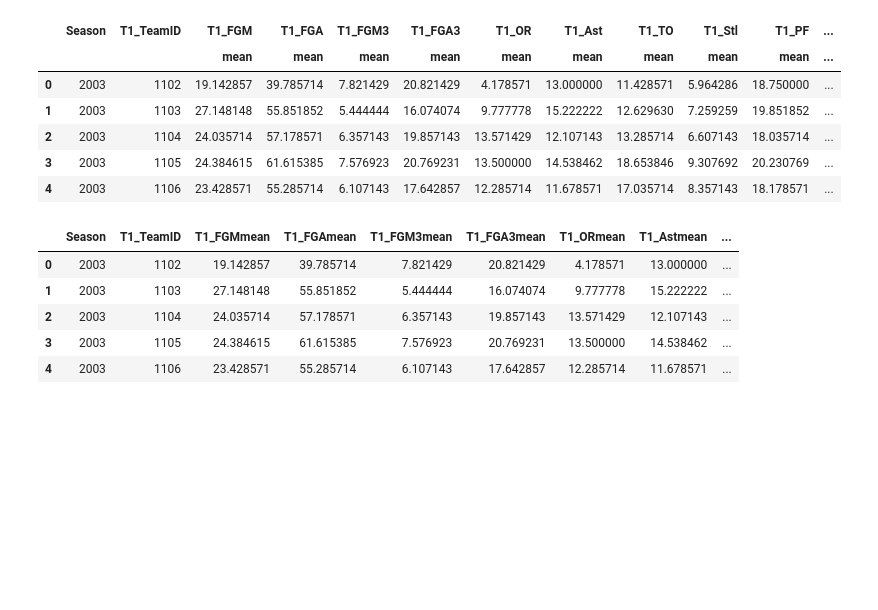
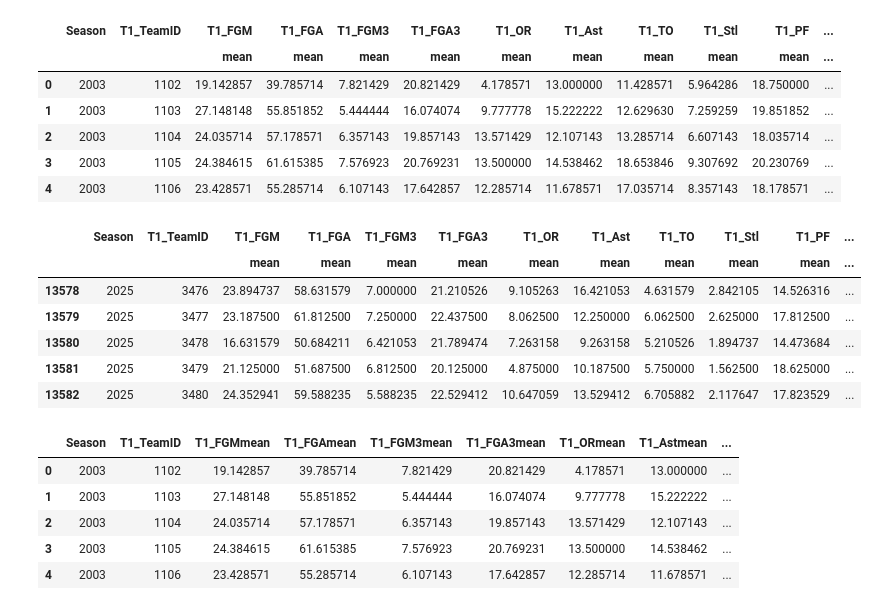
Before and after one commit to brendanlapuma/mmadness-2025, a Jupyter notebook: 2023-winner.ipynb, the cells around one changed output. Drawn from its saved outputs; the diff is of its cells as text; code cells hidden in the pictures; blank space fills up the shorter version.

Commit message:
Conclusion - need tourney seeds + update regular season data to fix problems

```diff
--- a/2023-winner.ipynb
+++ b/2023-winner.ipynb
@@ -229,6 +231,16 @@ season_statistics.head() # Contains average regular season statistics for each t
 | 2 | 2003 | 1104 | 24.035714 | 57.178571 | 6.357143 | 19.857143 | 13.571429 | 12.107143 | 13.285714 | 6.607143 | 18.035714 | ... |
 | 3 | 2003 | 1105 | 24.384615 | 61.615385 | 7.576923 | 20.769231 | 13.500000 | 14.538462 | 18.653846 | 9.307692 | 20.230769 | ... |
 | 4 | 2003 | 1106 | 23.428571 | 55.285714 | 6.107143 | 17.642857 | 12.285714 | 11.678571 | 17.035714 | 8.357143 | 18.178571 | ... |
+# %%
+season_statistics.tail()
+# %% [output]
+|  | Season | T1_TeamID | T1_FGM | T1_FGA | T1_FGM3 | T1_FGA3 | T1_OR | T1_Ast | T1_TO | T1_Stl | T1_PF | ... |
+|  |  |  | mean | mean | mean | mean | mean | mean | mean | mean | mean | ... |
+| 13578 | 2025 | 3476 | 23.894737 | 58.631579 | 7.000000 | 21.210526 | 9.105263 | 16.421053 | 4.631579 | 2.842105 | 14.526316 | ... |
+| 13579 | 2025 | 3477 | 23.187500 | 61.812500 | 7.250000 | 22.437500 | 8.062500 | 12.250000 | 6.062500 | 2.625000 | 17.812500 | ... |
+| 13580 | 2025 | 3478 | 16.631579 | 50.684211 | 6.421053 | 21.789474 | 7.263158 | 9.263158 | 5.210526 | 1.894737 | 14.473684 | ... |
+| 13581 | 2025 | 3479 | 21.125000 | 51.687500 | 6.812500 | 20.125000 | 4.875000 | 10.187500 | 5.750000 | 1.562500 | 18.625000 | ... |
+| 13582 | 2025 | 3480 | 24.352941 | 59.588235 | 5.588235 | 22.529412 | 10.647059 | 13.529412 | 6.705882 | 2.117647 | 17.823529 | ... |
 # %%
 season_statistics.columns = [''.join(col).strip() for col in season_statistics.columns.values]
 season_statistics.head()
```
Also changed, not shown: parts of 6 cells of this notebook.
